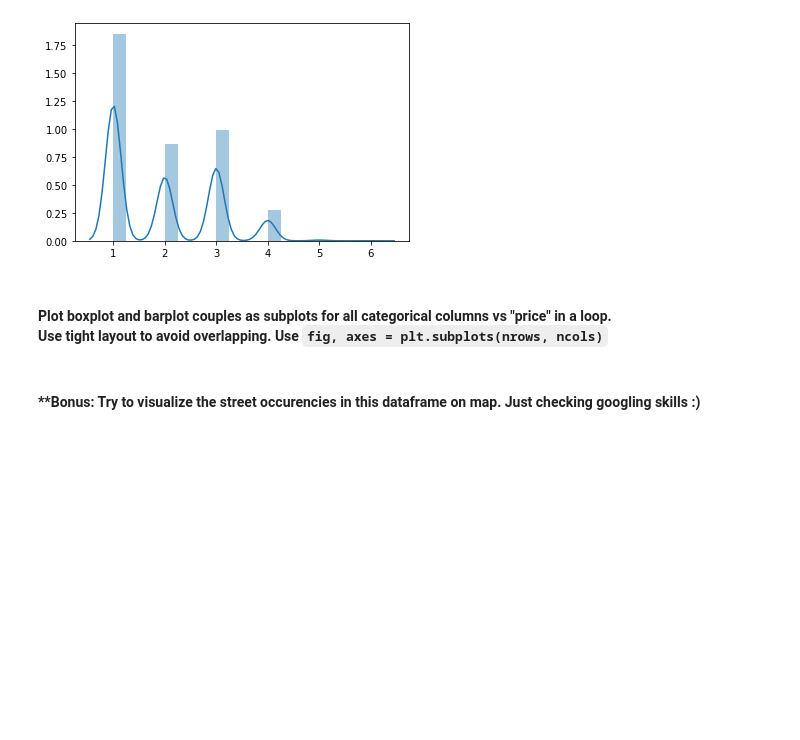
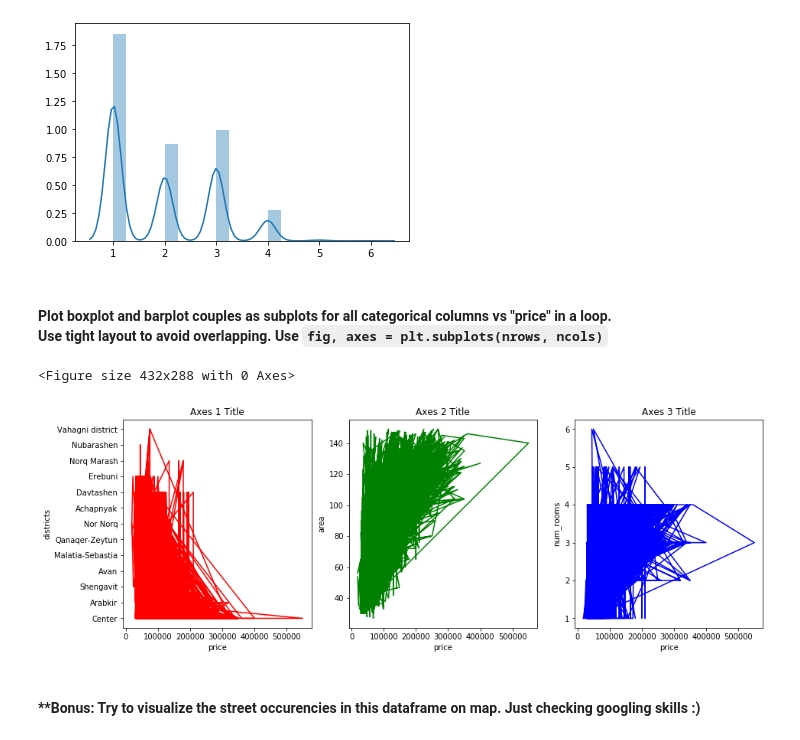
Before and after one commit to hakobian4/Machine_Learning, a Jupyter notebook: intro/HW_Visualization.ipynb, the cells around one changed output. Cells and saved outputs as stored; diff of their text form; code cells hidden in the pictures; blank space fills up the shorter version.

Commit message:
Visualization

````diff
--- a/intro/HW_Visualization.ipynb
+++ b/intro/HW_Visualization.ipynb
@@ -74,5 +72,26 @@ sns.distplot(evn[['num_rooms', 'num_bathrooms']], kde = True, bins = 20)
 [figure]
 # %% [markdown]
 #### Plot boxplot and barplot couples as subplots for all categorical columns vs "price" in a loop. <br> Use tight layout to avoid overlapping. Use ```fig, axes = plt.subplots(nrows, ncols)```
+# %%
+fig = plt.figure()
+fig, axes = plt.subplots(nrows = 1, ncols = 3, figsize = (15, 5))
+
+axes[0].plot(evn["price"], evn["district"], 'r')
+axes[0].set_xlabel('price')
+axes[0].set_ylabel('districts')
+axes[0].set_title('Axes 1 Title');
+
+axes[1].plot(evn["price"], evn["area"], 'g')
+axes[1].set_xlabel('price')
+axes[1].set_ylabel('area')
+axes[1].set_title('Axes 2 Title');
+
+axes[2].plot(evn["price"], evn["num_rooms"], 'b')
+axes[2].set_xlabel('price')
+axes[2].set_ylabel('num_rooms')
+axes[2].set_title('Axes 3 Title');
+# %% [output]
+<Figure size 432x288 with 0 Axes>
+[figure, added]
 # %% [markdown]
 #### **Bonus: Try to visualize the street occurencies in this dataframe on map. Just checking googling skills :)
````
Also changed, not shown: parts of 2 cells of this notebook.
